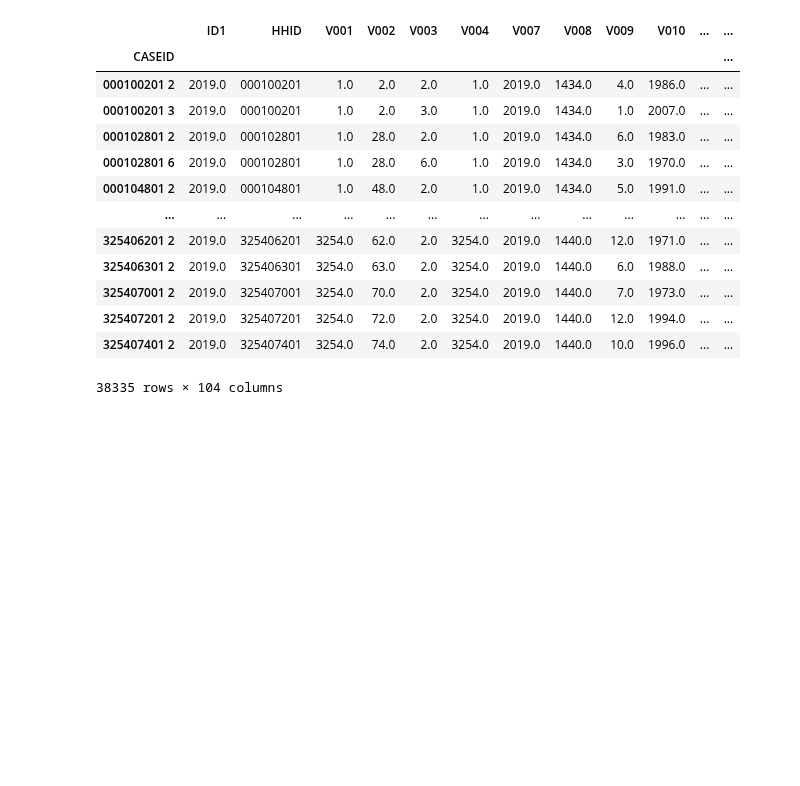
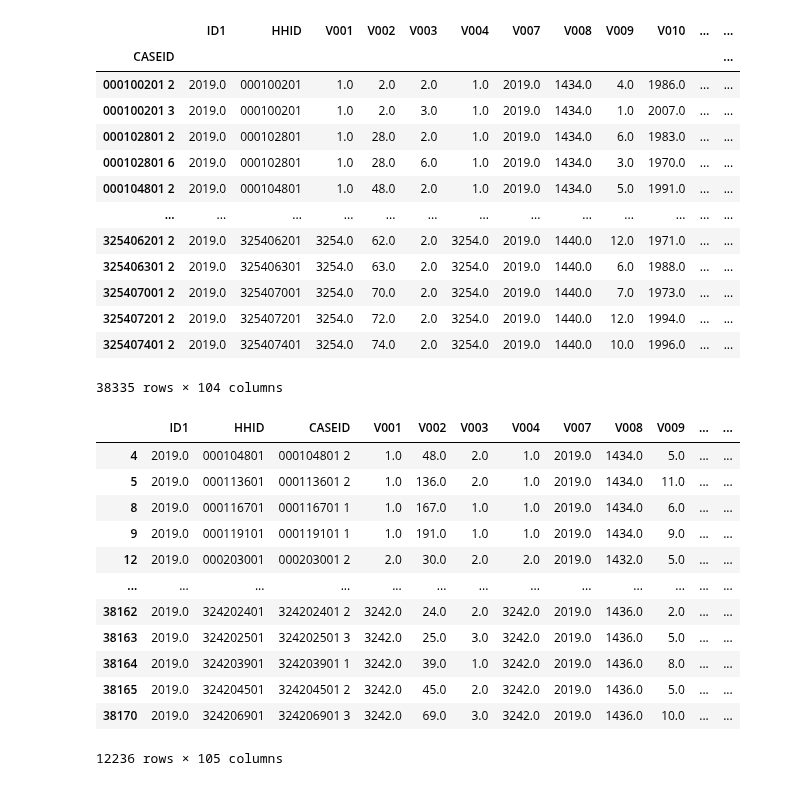
Before and after one commit to alexanderquispe/QLAB_Summer_Python, a Jupyter notebook: assignments/assignment_3/group_4_ass_3_2023.ipynb, the cells around one changed output. Cells and saved outputs as stored; diff of their text form; code cells hidden in the pictures; blank space fills up the shorter version.

```diff
--- a/assignments/assignment_3/group_4_ass_3_2023.ipynb
+++ b/assignments/assignment_3/group_4_ass_3_2023.ipynb
@@ -209,3 +209,23 @@ dat.set_index("CASEID")   #make CASIED as index of the data using the method set
 | 325407201 2 | 2019.0 | 325407201 | 3254.0 | 72.0 | 2.0 | 3254.0 | 2019.0 | 1440.0 | 12.0 | 1994.0 | ... | ... |
 | 325407401 2 | 2019.0 | 325407401 | 3254.0 | 74.0 | 2.0 | 3254.0 | 2019.0 | 1440.0 | 10.0 | 1996.0 | ... | ... |
 38335 rows × 104 columns
+# %%
+#Pregunta 2.3
+#We used method .query to keep women who are 15-30 years old and live
+#in Urban areas.
+keep_women =dat.query('V012 >= 15 and V012 <= 30 and V025 =="Urbano"')
+keep_women
+# %% [output]
+|  | ID1 | HHID | CASEID | V001 | V002 | V003 | V004 | V007 | V008 | V009 | ... | ... |
+| 4 | 2019.0 | 000104801 | 000104801 2 | 1.0 | 48.0 | 2.0 | 1.0 | 2019.0 | 1434.0 | 5.0 | ... | ... |
+| 5 | 2019.0 | 000113601 | 000113601 2 | 1.0 | 136.0 | 2.0 | 1.0 | 2019.0 | 1434.0 | 11.0 | ... | ... |
+| 8 | 2019.0 | 000116701 | 000116701 1 | 1.0 | 167.0 | 1.0 | 1.0 | 2019.0 | 1434.0 | 6.0 | ... | ... |
+| 9 | 2019.0 | 000119101 | 000119101 1 | 1.0 | 191.0 | 1.0 | 1.0 | 2019.0 | 1434.0 | 9.0 | ... | ... |
+| 12 | 2019.0 | 000203001 | 000203001 2 | 2.0 | 30.0 | 2.0 | 2.0 | 2019.0 | 1432.0 | 5.0 | ... | ... |
+| ... | ... | ... | ... | ... | ... | ... | ... | ... | ... | ... | ... | ... |
+| 38162 | 2019.0 | 324202401 | 324202401 2 | 3242.0 | 24.0 | 2.0 | 3242.0 | 2019.0 | 1436.0 | 2.0 | ... | ... |
+| 38163 | 2019.0 | 324202501 | 324202501 3 | 3242.0 | 25.0 | 3.0 | 3242.0 | 2019.0 | 1436.0 | 5.0 | ... | ... |
+| 38164 | 2019.0 | 324203901 | 324203901 1 | 3242.0 | 39.0 | 1.0 | 3242.0 | 2019.0 | 1436.0 | 8.0 | ... | ... |
+| 38165 | 2019.0 | 324204501 | 324204501 2 | 3242.0 | 45.0 | 2.0 | 3242.0 | 2019.0 | 1436.0 | 5.0 | ... | ... |
+| 38170 | 2019.0 | 324206901 | 324206901 3 | 3242.0 | 69.0 | 3.0 | 3242.0 | 2019.0 | 1436.0 | 10.0 | ... | ... |
+12236 rows × 105 columns
```
Also changed, not shown: parts of 3 cells of this notebook.
